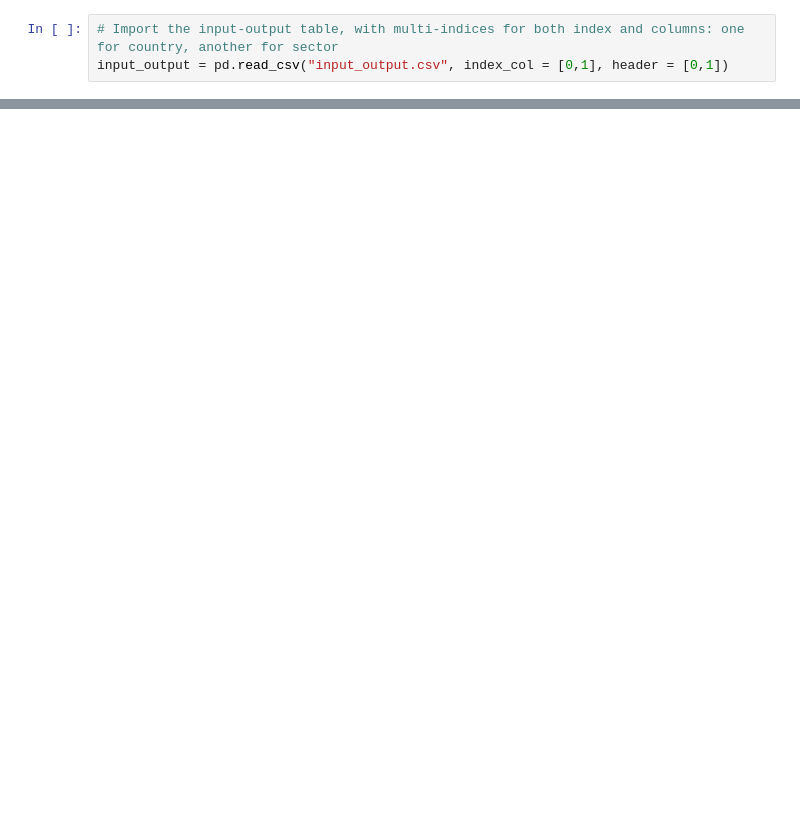
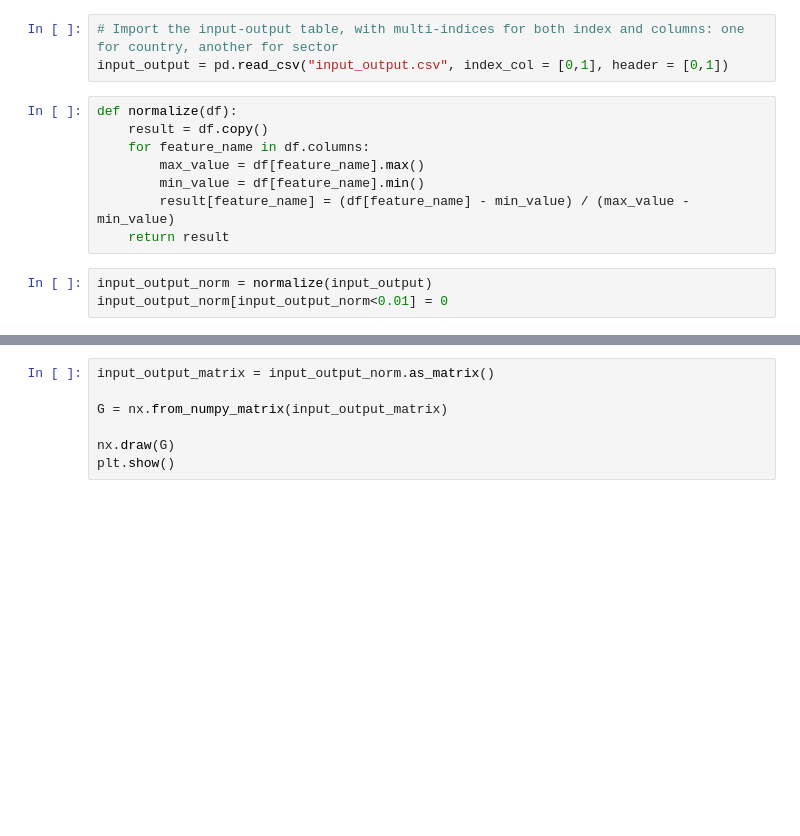
Before and after one commit to drosbcn/Networks, a Jupyter notebook: networks_project.ipynb, the cells around one changed output, grey strips where cells are left out. Drawn from its saved outputs; the diff is of its cells as text; blank space fills up the shorter version.

```diff
--- a/networks_project.ipynb
+++ b/networks_project.ipynb
@@ -16,3 +17,14 @@ import matplotlib.pyplot as plt
 # %%
 # Import the input-output table, with multi-indices for both index and columns: one for country, another for sector
 input_output = pd.read_csv("input_output.csv", index_col = [0,1], header = [0,1])
+# %%
+def normalize(df):
+    result = df.copy()
+    for feature_name in df.columns:
+        max_value = df[feature_name].max()
+        min_value = df[feature_name].min()
+        result[feature_name] = (df[feature_name] - min_value) / (max_value - min_value)
+    return result
+# %%
+input_output_norm = normalize(input_output)
+input_output_norm[input_output_norm<0.01] = 0
@@ -18,0 +52,9 @@ input_output = pd.read_csv("input_output.csv", index_col = [0,1], header = [0,1]
+# %%
+input_output_matrix = input_output_norm.as_matrix()
+
+G = nx.from_numpy_matrix(input_output_matrix)
+
+nx.draw(G)
+plt.show()
+# %% [output]
+[figure, added]
```
Also changed, not shown: parts of 7 cells of this notebook, 2 other files.
